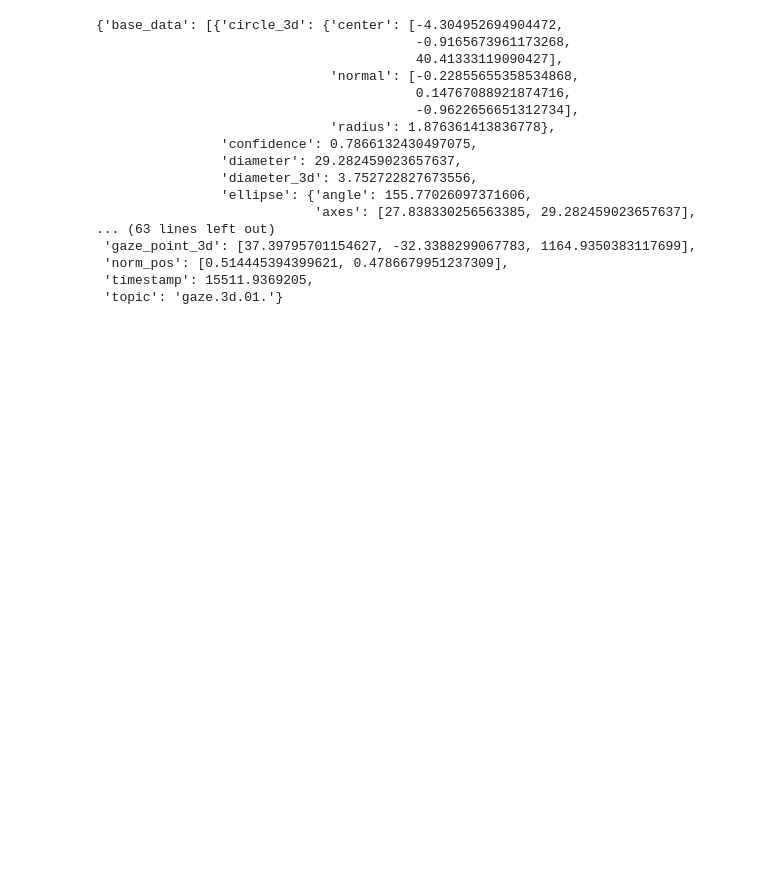
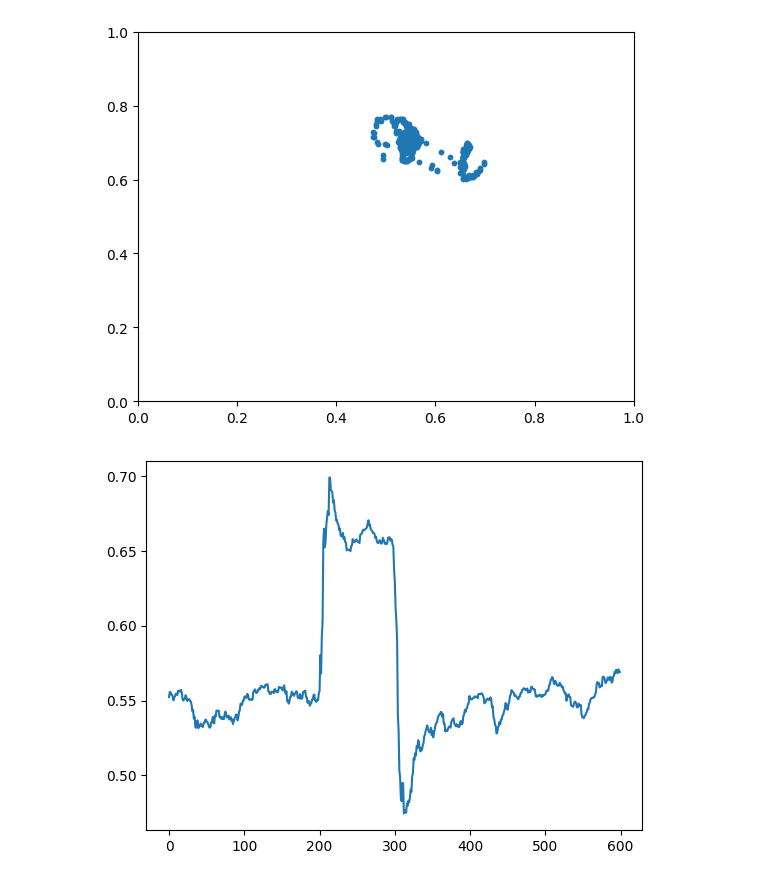
Before and after one commit to Tobivanceobi/IMP_Magical_Gaze-based_Device_Control, a Jupyter notebook: Data_Analysis/Gaze_Plotting.ipynb, the cells around one changed output. Cells and saved outputs as stored; diff of their text form; code cells hidden in the pictures; blank space fills up the shorter version.

```diff
--- a/Data_Analysis/Gaze_Plotting.ipynb
+++ b/Data_Analysis/Gaze_Plotting.ipynb
@@ -33,58 +69,27 @@ def create_socket(ctx_c, ip_c, topics):
 # %%
-import cv2
-import msgpack
-import pprint
-import numpy as np
 
-
-socket_fixation = create_socket(ctx, ip, ['fixation'])
-
-
-fixation_pos_arr = []
-for i in range(5):
-    fixation = socket_fixation.recv_multipart()
-    origin = msgpack.loads(fixation[1]).get('norm_pos', None)
-    fixation_pos_arr.append(origin)
-
+fixation_data = receive_fixation_data(5)
+fixation_pos_arr = np.array([data['norm_pos'] for data in fixation_data])
 origin = np.mean(fixation_pos_arr, axis=0)
 
-socket_frame = create_socket(ctx, ip, ['frame.world'])
-frame = socket_frame.recv_multipart()
-# decode the image as np array in rgb using numpy
+frame = receive_frame(1)[0]
 
+gaze_data = receive_gaze_data(600)
 
-gaze_socket = create_socket(ctx, ip, ['gaze.'])
+# Plot the gaze points
+gaze_norm_pos = np.array([data['norm_pos'] for data in gaze_data])
+plt.scatter(gaze_norm_pos[:, 0], gaze_norm_pos[:, 1], s=10)
+plt.xlim(0, 1)
 
-gaze_data = []
+plt.ylim(0, 1)
+plt.show()
 
-for i in range(600):
-    topic, payload = gaze_socket.recv_multipart()
-    message = msgpack.loads(payload)
-    gaze_data.append(message)
-
-pprint.pprint(gaze_data[2])
-
-# close the sockets
-gaze_socket.close()
-socket_fixation.close()
+# Plot the x  coordinate of the gaze points
+plt.plot(gaze_norm_pos[:, 0])
+plt.show()
 # %% [output]
-{'base_data': [{'circle_3d': {'center': [-4.304952694904472,
-                                         -0.9165673961173268,
-                                         40.41333119090427],
-                              'normal': [-0.22855655358534868,
-                                         0.14767088921874716,
-                                         -0.9622656651312734],
-                              'radius': 1.876361413836778},
-                'confidence': 0.7866132430497075,
-                'diameter': 29.282459023657637,
-                'diameter_3d': 3.752722827673556,
-                'ellipse': {'angle': 155.77026097371606,
-                            'axes': [27.838330256563385, 29.282459023657637],
-... (63 lines left out)
- 'gaze_point_3d': [37.39795701154627, -32.3388299067783, 1164.9350383117699],
- 'norm_pos': [0.514445394399621, 0.4786679951237309],
- 'timestamp': 15511.9369205,
- 'topic': 'gaze.3d.01.'}
+[figure, added]
+[figure, added]
 # %%
 from ultralytics import YOLO
 import matplotlib.pyplot as plt
```
Also changed, not shown: parts of 9 cells of this notebook, 5 other files.
